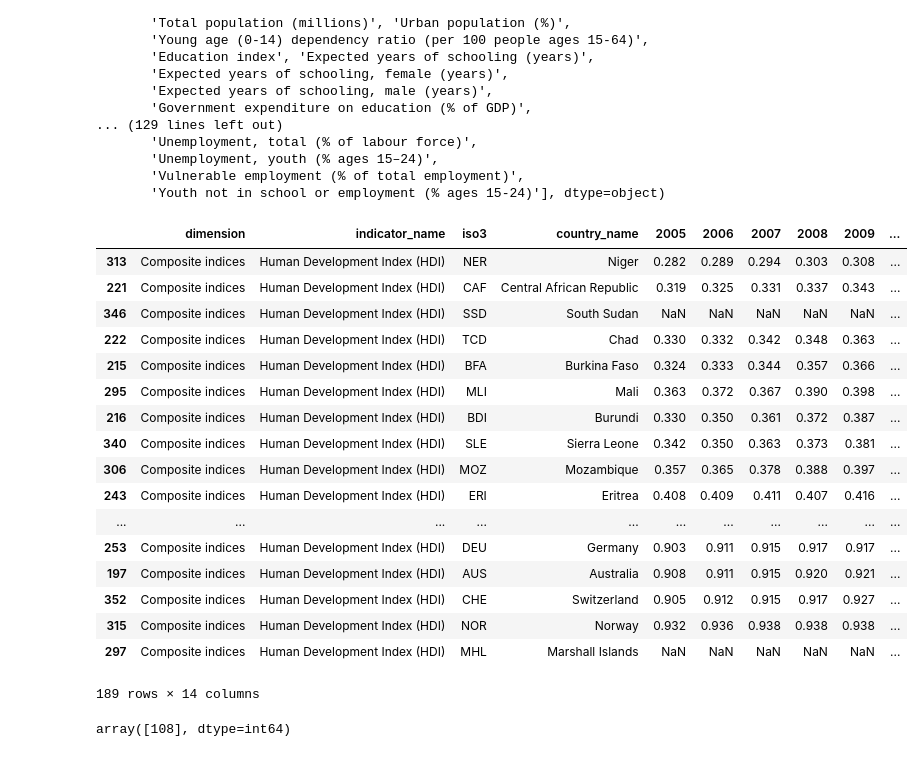
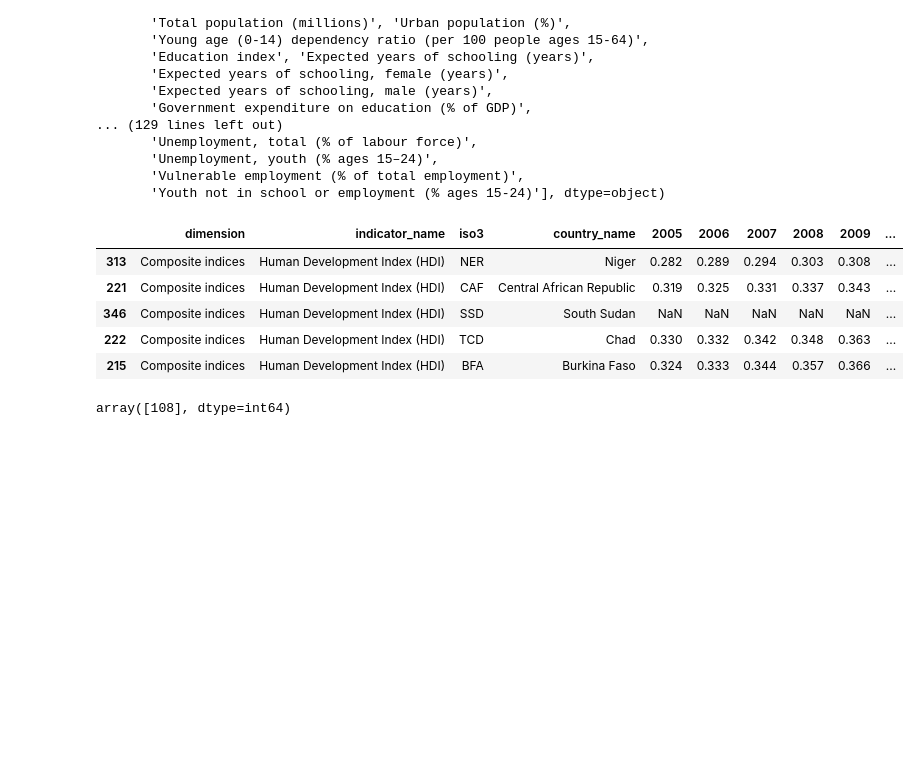
Before and after one commit to Volkana/VisComp, a Jupyter notebook: Trab1VisComp.ipynb, the cells around one changed output. Saved outputs shown, nothing was run; the diff lists cells and outputs as text; code cells hidden in the pictures; blank space fills up the shorter version.

```diff
--- a/Trab1VisComp.ipynb
+++ b/Trab1VisComp.ipynb
@@ -128,27 +97,15 @@ array(['HDI rank', 'Human Development Index (HDI)', 'Median age (years)',
 # %%
 #localizando o IDH de todos os países, criando um dataframe novo o ordenando por IDH
 df_idh = df2.loc[df2["indicator_name"] == 'Human Development Index (HDI)'].copy(deep=True)
 df_idh = df_idh.sort_values(by=[2014])
-df_idh
+df_idh.head()
 # %% [output]
 |  | dimension | indicator_name | iso3 | country_name | 2005 | 2006 | 2007 | 2008 | 2009 | ... |
 | 313 | Composite indices | Human Development Index (HDI) | NER | Niger | 0.282 | 0.289 | 0.294 | 0.303 | 0.308 | ... |
 | 221 | Composite indices | Human Development Index (HDI) | CAF | Central African Republic | 0.319 | 0.325 | 0.331 | 0.337 | 0.343 | ... |
 | 346 | Composite indices | Human Development Index (HDI) | SSD | South Sudan | NaN | NaN | NaN | NaN | NaN | ... |
 | 222 | Composite indices | Human Development Index (HDI) | TCD | Chad | 0.330 | 0.332 | 0.342 | 0.348 | 0.363 | ... |
 | 215 | Composite indices | Human Development Index (HDI) | BFA | Burkina Faso | 0.324 | 0.333 | 0.344 | 0.357 | 0.366 | ... |
-| 295 | Composite indices | Human Development Index (HDI) | MLI | Mali | 0.363 | 0.372 | 0.367 | 0.390 | 0.398 | ... |
-| 216 | Composite indices | Human Development Index (HDI) | BDI | Burundi | 0.330 | 0.350 | 0.361 | 0.372 | 0.387 | ... |
-| 340 | Composite indices | Human Development Index (HDI) | SLE | Sierra Leone | 0.342 | 0.350 | 0.363 | 0.373 | 0.381 | ... |
-| 306 | Composite indices | Human Development Index (HDI) | MOZ | Mozambique | 0.357 | 0.365 | 0.378 | 0.388 | 0.397 | ... |
-| 243 | Composite indices | Human Development Index (HDI) | ERI | Eritrea | 0.408 | 0.409 | 0.411 | 0.407 | 0.416 | ... |
-| ... | ... | ... | ... | ... | ... | ... | ... | ... | ... | ... |
-| 253 | Composite indices | Human Development Index (HDI) | DEU | Germany | 0.903 | 0.911 | 0.915 | 0.917 | 0.917 | ... |
-| 197 | Composite indices | Human Development Index (HDI) | AUS | Australia | 0.908 | 0.911 | 0.915 | 0.920 | 0.921 | ... |
-| 352 | Composite indices | Human Development Index (HDI) | CHE | Switzerland | 0.905 | 0.912 | 0.915 | 0.917 | 0.927 | ... |
-| 315 | Composite indices | Human Development Index (HDI) | NOR | Norway | 0.932 | 0.936 | 0.938 | 0.938 | 0.938 | ... |
-| 297 | Composite indices | Human Development Index (HDI) | MHL | Marshall Islands | NaN | NaN | NaN | NaN | NaN | ... |
-189 rows × 14 columns
 # %%
 #localizando a posição do Brasil
 brazil_position = df_idh.index.get_indexer_for((df_idh.loc[df_idh["country_name"] == "Brazil"].index))
```
Also changed, not shown: parts of 8 cells of this notebook.
